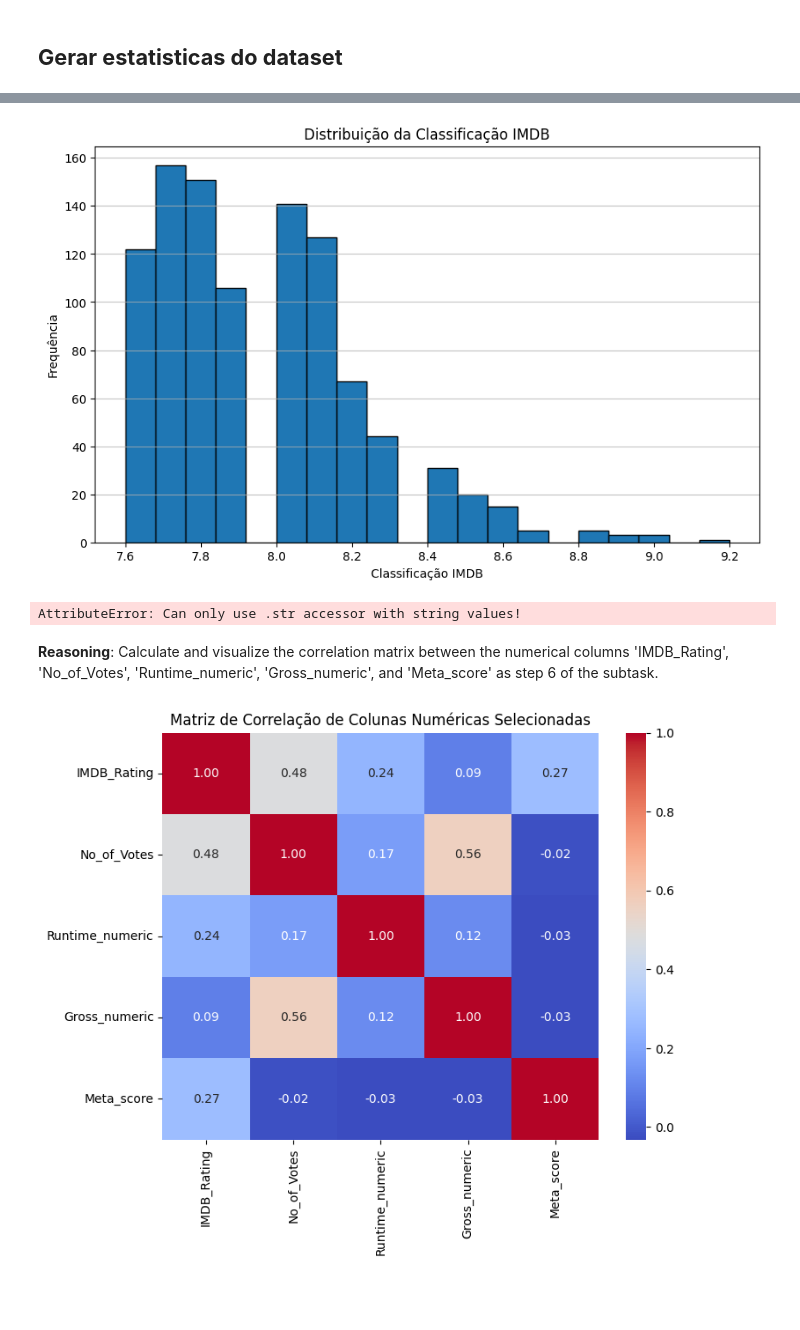
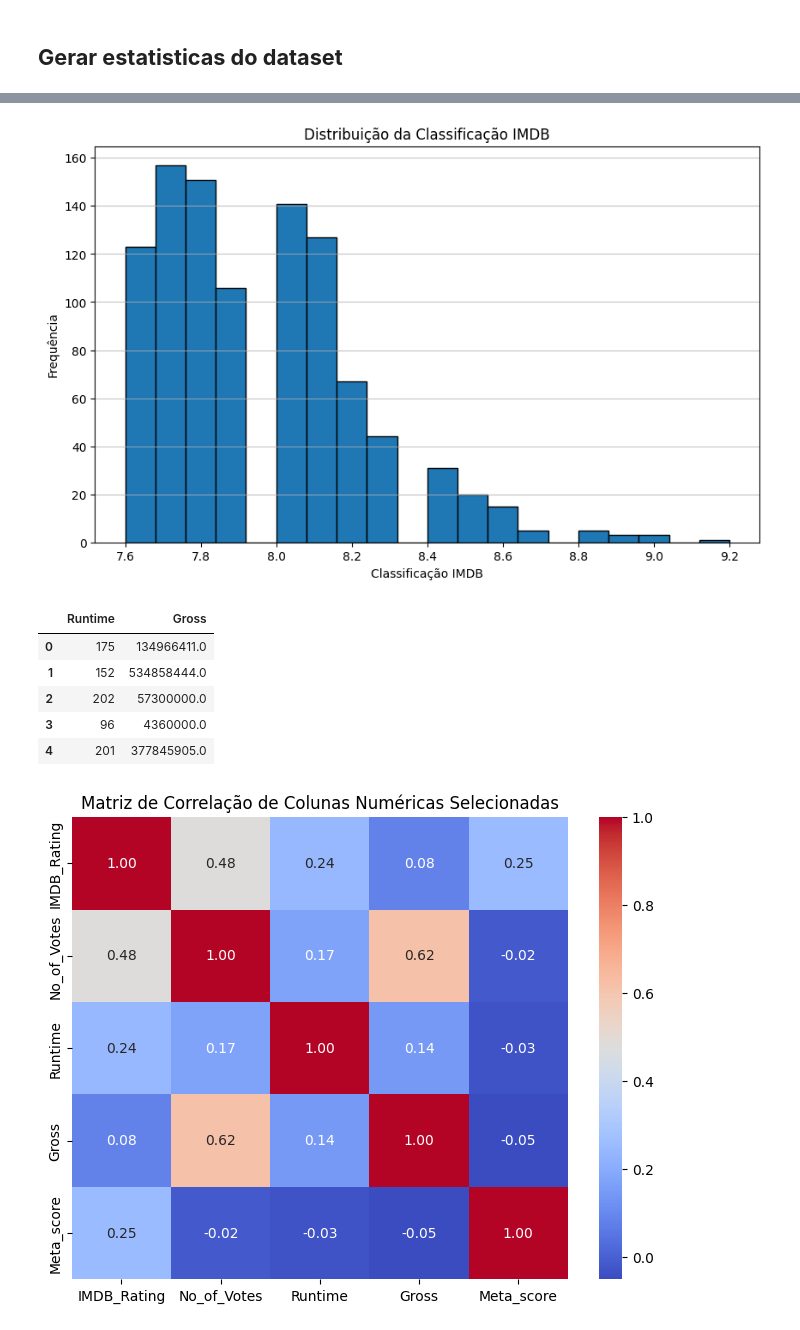
Before and after one commit to renancarneiro/LH_CD_RENANCARNEIRO, a Jupyter notebook: DesafioIndicium.ipynb, the cells around one changed output, grey strips where cells are left out. Cells and saved outputs as stored; diff of their text form; code cells hidden in the pictures; blank space fills up the shorter version.

```diff
--- a/DesafioIndicium.ipynb
+++ b/DesafioIndicium.ipynb
@@ -81,26 +71,0 @@ memory usage: 117.2+ KB
-# %%
-# Remove linhas onde o ano de lançamento é nulo
-df = df[df["Released_Year"].notna()]
-
-# Preenche certificados ausentes com "Unknown"
-df["Certificate"].fillna("Unknown", inplace=True)
-
-# Extrai o gênero principal
-df["Primary_Genre"] = df["Genre"].apply(lambda g: g.split(",")[0].strip() if pd.notna(g) else None)
-
-# Substitui valores ausentes de Meta_score pela média do gênero
-df["Meta_score"] = df.groupby("Primary_Genre")["Meta_score"].transform(
-    lambda scores: scores.fillna(scores.mean())
-)
-
-# Limpa valores de 'Gross' e converte para numérico
-df["Gross"] = pd.to_numeric(df["Gross"].astype(str).str.replace(",", ""), errors="coerce")
-
-# Cria coluna indicando se o filme tem valor de bilheteria
-df["has_gross"] = df["Gross"].notnull().astype(int)
-
-# Substitui valores ausentes de 'Gross' por 0
-df["Gross"].fillna(0, inplace=True)
-
-
-df.info()
@@ -178,0 +105,10 @@ dtype: float64
+# %%
+df = df.drop(columns=['Unnamed: 0'])
+
+df = df[df["Released_Year"].notna()]
+
+df["Runtime"] = pd.to_numeric(df["Runtime"].str.extract(r"(\d+)")[0], errors="coerce")
+
+df["Gross"] = pd.to_numeric(df["Gross"].astype(str).str.replace(",", ""), errors="coerce")
+
+df["Released_Year"] = pd.to_numeric(df["Released_Year"], errors="coerce")
@@ -216,29 +194,26 @@ plt.ylabel('Frequência')
 plt.grid(axis='y', alpha=0.75)
 plt.show()
 
-df['Runtime_numeric'] = df['Runtime'].str.replace(' min', '').astype(float)
-df['Runtime_numeric'].fillna(df['Runtime_numeric'].mean(), inplace=True)
 
-df['Gross_numeric'] = df['Gross'].str.replace(',', '', regex=False).astype(float)
-df['Gross_numeric'].fillna(df['Gross_numeric'].mean(), inplace=True)
-
-display(df[['Runtime_numeric', 'Gross_numeric']].head())
+display(df[['Runtime', 'Gross']].head())
 # %% [output]
 [figure]
-AttributeError: Can only use .str accessor with string values!
+|  | Runtime | Gross |
+| 0 | 175 | 134966411.0 |
+| 1 | 152 | 534858444.0 |
+| 2 | 202 | 57300000.0 |
+| 3 | 96 | 4360000.0 |
+| 4 | 201 | 377845905.0 |
-# %% [markdown]
-**Reasoning**:
-Calculate and visualize the correlation matrix between the numerical columns 'IMDB_Rating', 'No_of_Votes', 'Runtime_numeric', 'Gross_numeric', and 'Meta_score' as step 6 of the subtask.
 # %%
-numerical_cols = ['IMDB_Rating', 'No_of_Votes', 'Runtime_numeric', 'Gross_numeric', 'Meta_score']
+numerical_cols = ['IMDB_Rating', 'No_of_Votes', 'Runtime', 'Gross', 'Meta_score']
 correlation_matrix = df[numerical_cols].corr()
 
 import seaborn as sns
 import matplotlib.pyplot as plt
 
 plt.figure(figsize=(8, 6))
 sns.heatmap(correlation_matrix, annot=True, cmap='coolwarm', fmt=".2f")
 plt.title('Matriz de Correlação de Colunas Numéricas Selecionadas')
 plt.show()
 # %% [output]
-[figure, old version]
+[figure, new version]
```
Also changed, not shown: parts of 49 cells of this notebook.
